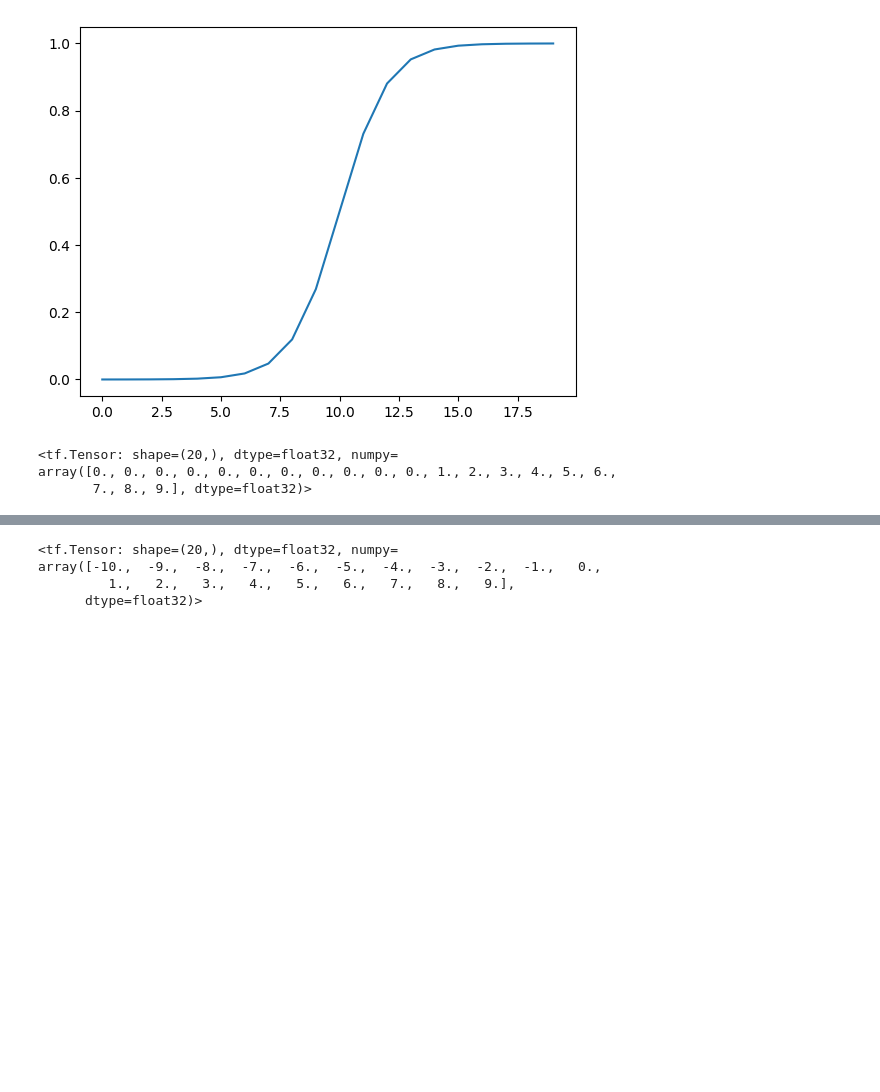
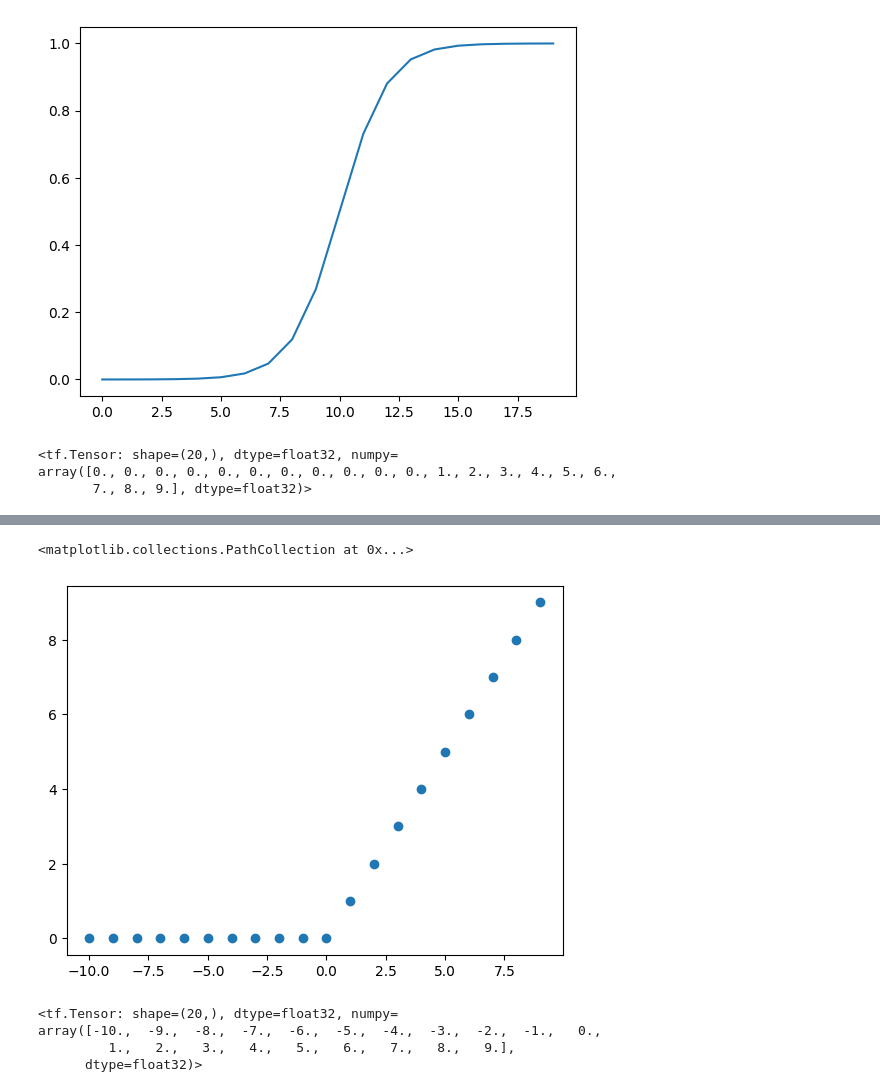
Before and after one commit to nangnguyen1204/mock, a Jupyter notebook: lesson4/nang_lab3.ipynb, the cells around one changed output, grey strips where cells are left out. Cells and saved outputs as stored; diff of their text form; code cells hidden in the pictures; blank space fills up the shorter version.

```diff
--- a/lesson4/nang_lab3.ipynb
+++ b/lesson4/nang_lab3.ipynb
@@ -513,4 +517,9 @@ plt.plot(relu(A));
 [figure]
+# %%
+plt.scatter(x=A, y= relu(A))
+# %% [output]
+<matplotlib.collections.PathCollection at 0x...>
+[figure, added]
 # %%
 tf.keras.activations.linear(A)
 # %% [output]
```
Also changed, not shown: parts of 71 cells of this notebook.
